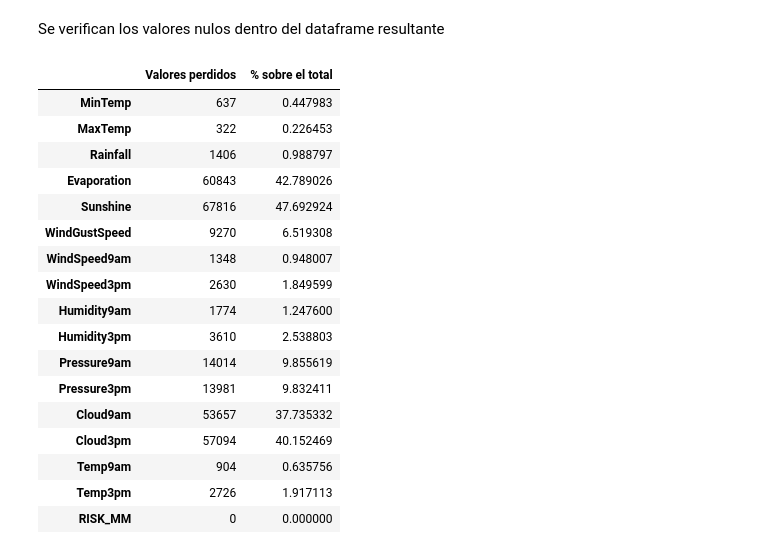
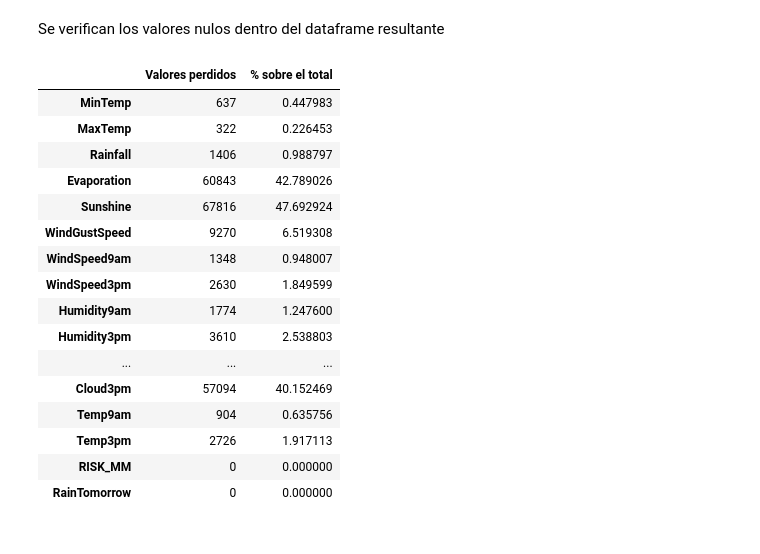
Before and after one commit to andresenrique08/ML_2020, a Jupyter notebook: Reto 2/Bono2_ML_v1.ipynb, the cells around one changed output. Drawn from its saved outputs; the diff is of its cells as text; code cells hidden in the pictures.

```diff
--- a/Reto 2/Bono2_ML_v1.ipynb
+++ b/Reto 2/Bono2_ML_v1.ipynb
@@ -84,24 +86,23 @@ def missing_values_table(df):
         tabla_val_per_ren_columnas = tabla_val_per.rename(
         columns = {0 : 'Valores perdidos', 1 : '% sobre el total'})
         return tabla_val_per_ren_columnas
-# %%
-missing_values_table(data[data_num])
-# %% [output]
-|  | Valores perdidos | % sobre el total |
-| MinTemp | 637 | 0.447983 |
-| MaxTemp | 322 | 0.226453 |
-| Rainfall | 1406 | 0.988797 |
-| Evaporation | 60843 | 42.789026 |
-| Sunshine | 67816 | 47.692924 |
-| WindGustSpeed | 9270 | 6.519308 |
-| WindSpeed9am | 1348 | 0.948007 |
-| WindSpeed3pm | 2630 | 1.849599 |
-| Humidity9am | 1774 | 1.247600 |
-| Humidity3pm | 3610 | 2.538803 |
-| Pressure9am | 14014 | 9.855619 |
-| Pressure3pm | 13981 | 9.832411 |
-| Cloud9am | 53657 | 37.735332 |
-| Cloud3pm | 57094 | 40.152469 |
-| Temp9am | 904 | 0.635756 |
-| Temp3pm | 2726 | 1.917113 |
-| RISK_MM | 0 | 0.000000 |
+# %%
+missing_values_table(data_main)
+# %% [output]
+|  | Valores perdidos | % sobre el total |
+| MinTemp | 637 | 0.447983 |
+| MaxTemp | 322 | 0.226453 |
+| Rainfall | 1406 | 0.988797 |
+| Evaporation | 60843 | 42.789026 |
+| Sunshine | 67816 | 47.692924 |
+| WindGustSpeed | 9270 | 6.519308 |
+| WindSpeed9am | 1348 | 0.948007 |
+| WindSpeed3pm | 2630 | 1.849599 |
+| Humidity9am | 1774 | 1.247600 |
+| Humidity3pm | 3610 | 2.538803 |
+| ... | ... | ... |
+| Cloud3pm | 57094 | 40.152469 |
+| Temp9am | 904 | 0.635756 |
+| Temp3pm | 2726 | 1.917113 |
+| RISK_MM | 0 | 0.000000 |
+| RainTomorrow | 0 | 0.000000 |
```
Also changed, not shown: parts of 27 cells of this notebook.
